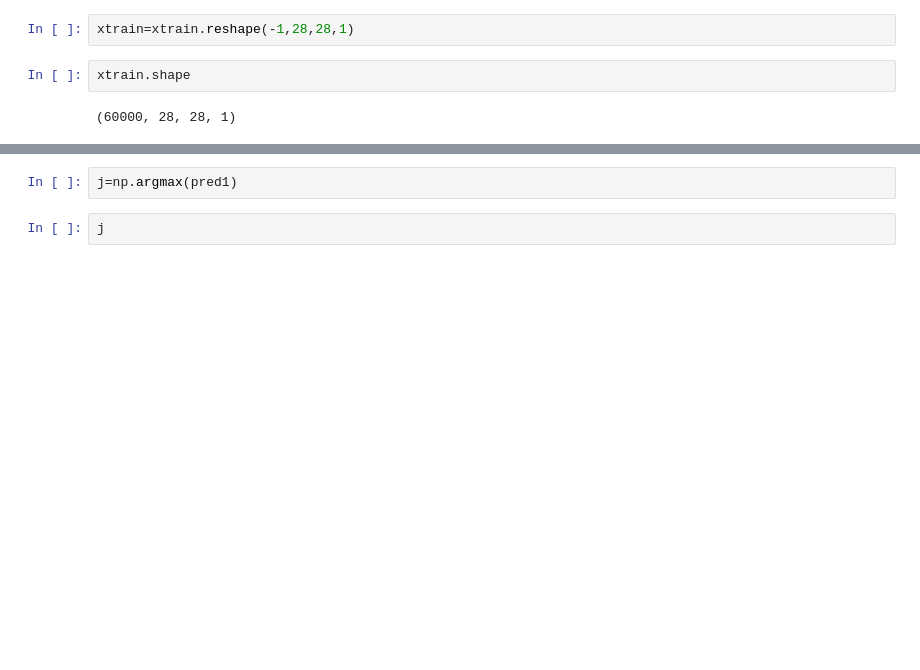
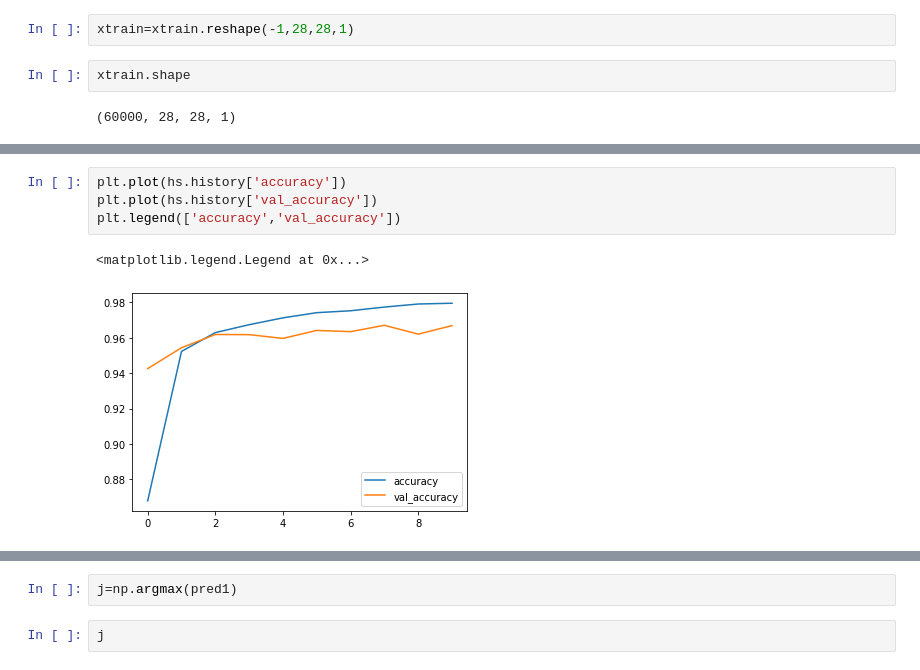
Before and after one commit to lalithakre/DigitRecognitionSystem, a Jupyter notebook: DigitRecognitionUsingCNN.ipynb, the cells around one changed output, grey strips where cells are left out. Drawn from its saved outputs; the diff is of its cells as text; blank space fills up the shorter version.

```diff
--- a/DigitRecognitionUsingCNN.ipynb
+++ b/DigitRecognitionUsingCNN.ipynb
@@ -52,3 +71,10 @@ Epoch 5/5
+# %%
+plt.plot(hs.history['accuracy'])
+plt.plot(hs.history['val_accuracy'])
+plt.legend(['accuracy','val_accuracy'])
+# %% [output]
+<matplotlib.legend.Legend at 0x...>
+[figure, added]
 # %%
 import numpy as np
 xtest[21].shape
```
Also changed, not shown: parts of 10 cells of this notebook.
